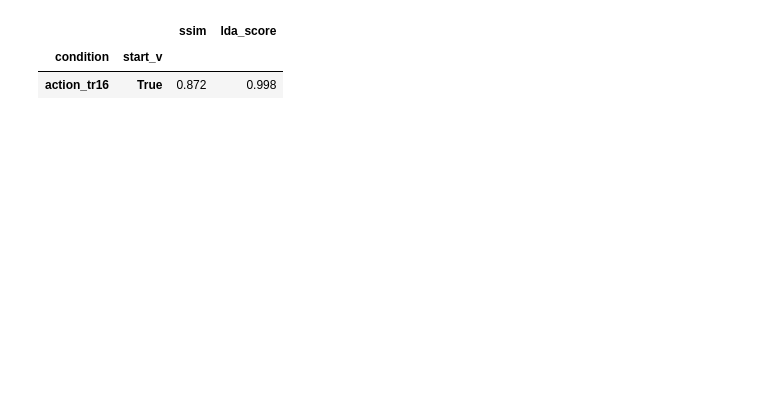
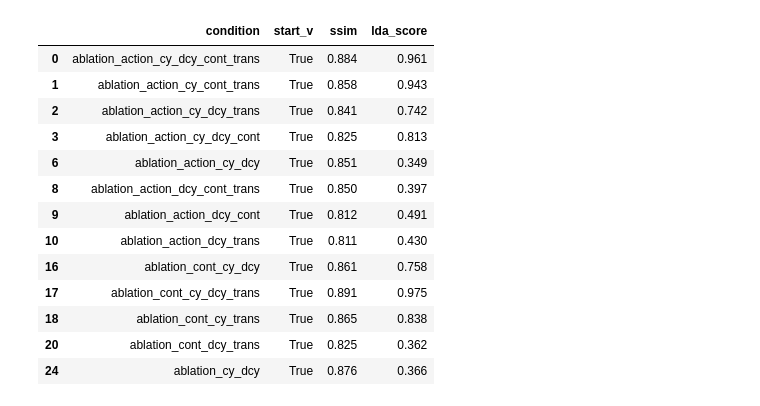
Before and after one commit to lucas-ch/gwsyn, a Jupyter notebook: notebooks/ablation.ipynb, the cells around one changed output. Saved outputs shown, nothing was run; the diff lists cells and outputs as text; code cells hidden in the pictures; blank space fills up the shorter version.

```diff
--- a/notebooks/ablation.ipynb
+++ b/notebooks/ablation.ipynb
@@ -90,8 +119,7 @@ for condition in conditions:
         colors_np = np.clip((objects['x2']['color'].detach().cpu().numpy() + 1) / 2, 0, 1)
         cats      = cat.argmax(dim=1).detach().cpu().numpy()
         metrics, _ = hue_analysis(colors_np, cats,
-                                cat_names=CAT_NAMES,
-                                value=0.75, saturation_boost=1.8)
+                               value=0.75, saturation_boost=1.8)
         results = logistic_probe(colors_np, cats)
 
         rows.append({
@@ -124,18 +181,30 @@ display(
 # %%
-df = pd.DataFrame(rows).set_index(["condition", "start_v"] )
+df = pd.DataFrame(rows)
 # df = df.sort_values("lda_score", ascending=False)   # tri par LDA, ajuste si besoin
 
+df = df[(df.ssim > 0.8) & (df.start_v == True) ]
 # affichage Jupyter
 display(
     df.style
       .format({"ssim": "{:.3f}",
                "lda_score": "{:.3f}"})
       .background_gradient(subset=["ssim", "lda_score",], cmap="RdYlGn")
 )
 # %% [output]
-|  |  | ssim | lda_score |
-| condition | start_v |  |  |
-| action_tr16 | True | 0.872 | 0.998 |
+|  | condition | start_v | ssim | lda_score |
+| 0 | ablation_action_cy_dcy_cont_trans | True | 0.884 | 0.961 |
+| 1 | ablation_action_cy_cont_trans | True | 0.858 | 0.943 |
+| 2 | ablation_action_cy_dcy_trans | True | 0.841 | 0.742 |
+| 3 | ablation_action_cy_dcy_cont | True | 0.825 | 0.813 |
+| 6 | ablation_action_cy_dcy | True | 0.851 | 0.349 |
+| 8 | ablation_action_dcy_cont_trans | True | 0.850 | 0.397 |
+| 9 | ablation_action_dcy_cont | True | 0.812 | 0.491 |
+| 10 | ablation_action_dcy_trans | True | 0.811 | 0.430 |
+| 16 | ablation_cont_cy_dcy | True | 0.861 | 0.758 |
+| 17 | ablation_cont_cy_dcy_trans | True | 0.891 | 0.975 |
+| 18 | ablation_cont_cy_trans | True | 0.865 | 0.838 |
+| 20 | ablation_cont_dcy_trans | True | 0.825 | 0.362 |
+| 24 | ablation_cy_dcy | True | 0.876 | 0.366 |
 # %%
 df
 # %% [output]
```
Also changed, not shown: parts of 8 cells of this notebook, 2 other files.
